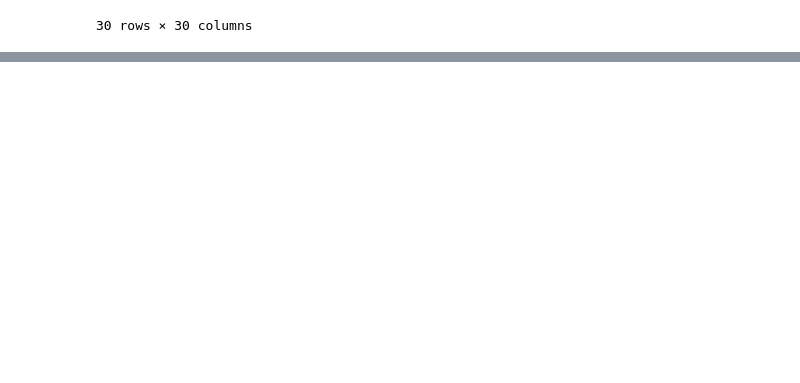
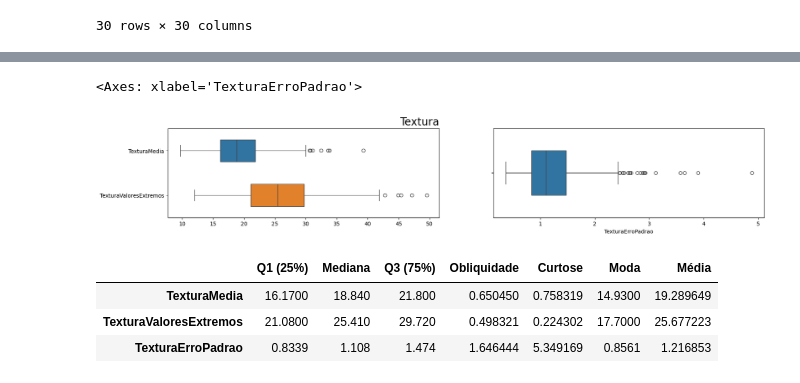
Before and after one commit to hevertonreis-hsrn/ENGG67_IAM, a Jupyter notebook: IAM_AVA01_GiovaneSantana_HevertonReis.ipynb, the cells around one changed output, grey strips where cells are left out. Saved outputs shown, nothing was run; the diff lists cells and outputs as text; code cells hidden in the pictures; blank space fills up the shorter version.

```diff
--- a/IAM_AVA01_GiovaneSantana_HevertonReis.ipynb
+++ b/IAM_AVA01_GiovaneSantana_HevertonReis.ipynb
@@ -276,0 +334,25 @@ df.corr()
+# %%
+textura_df = pd.DataFrame()
+textura_df["TexturaMedia"] = df.texture1
+textura_df["TexturaErroPadrao"] = df.texture2
+textura_df["TexturaValoresExtremos"] = df.texture3
+
+imagem, eixo = plt.subplots(1,2,figsize=(20,3))
+
+boxplot_2 = sns.boxplot(data = [textura_df.TexturaMedia, textura_df.TexturaValoresExtremos], orient = "h", width=0.5,ax=eixo[0])
+boxplot_2.set_title("Textura",fontsize = 20,loc="right")
+boxplot_2 = sns.boxplot(data = textura_df.TexturaErroPadrao, orient = "h", width=0.5,ax=eixo[1])
+
+boxplot_2
+# %% [output]
+<Axes: xlabel='TexturaErroPadrao'>
+[figure, added]
+# %%
+tabela_textura = pd.DataFrame([pedaco_descricao.texture1,pedaco_descricao.texture3,pedaco_descricao.texture2])
+tabela_textura.rename({"texture1": "TexturaMedia","texture2": "TexturaErroPadrao","texture3": "TexturaValoresExtremos"},axis=0,inplace=True)
+tabela_textura
+# %% [output]
+|  | Q1 (25%) | Mediana | Q3 (75%) | Obliquidade | Curtose | Moda | Média |
+| TexturaMedia | 16.1700 | 18.840 | 21.800 | 0.650450 | 0.758319 | 14.9300 | 19.289649 |
+| TexturaValoresExtremos | 21.0800 | 25.410 | 29.720 | 0.498321 | 0.224302 | 17.7000 | 25.677223 |
+| TexturaErroPadrao | 0.8339 | 1.108 | 1.474 | 1.646444 | 5.349169 | 0.8561 | 1.216853 |
```
Also changed, not shown: parts of 65 cells of this notebook.
